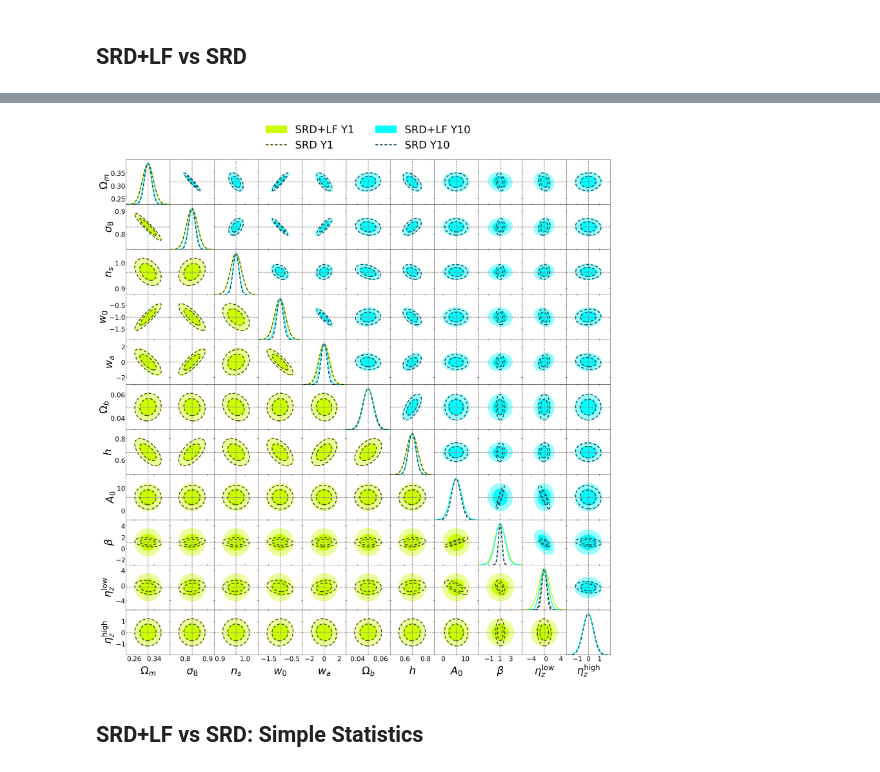
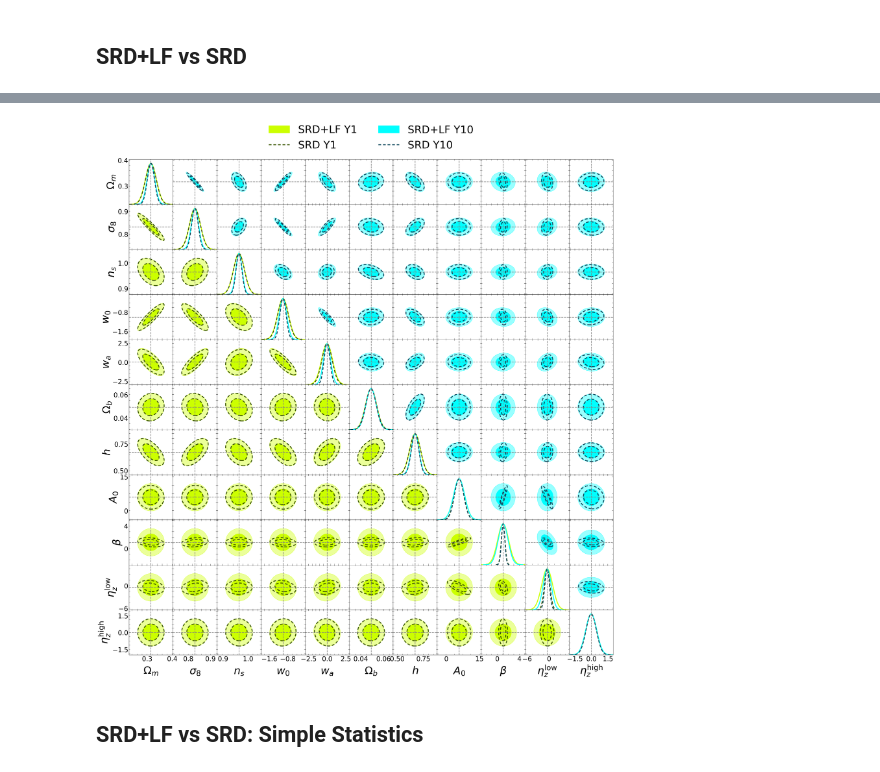
Before and after one commit to nikosarcevic/JMAS, a Jupyter notebook: Corner Plots SRD+LF.ipynb, the cells around one changed output, grey strips where cells are left out. Saved outputs shown, nothing was run; the diff lists cells and outputs as text; code cells hidden in the pictures.

```diff
--- a/Corner Plots SRD+LF.ipynb
+++ b/Corner Plots SRD+LF.ipynb
@@ -60,9 +60,13 @@ cosmoiaplot.triangle_plot(lower_covmats,
                 legend_ncol=2,
                 markers=parameters["values"]["srd"]["cosmoia"]["1"],
                 **lower_kwargs)
+
 plt.gcf().set_size_inches(30,30)
+h.customize_ticks(cosmoiaplot)
+# Adjust spacing around the plot
+plt.subplots_adjust(top=0.85)  # Increase the top margin to leave space for the legend
 
 # Save the figure with the title
-plt.savefig(f"{plots_path}corner_srdlf_vs_srd_cosmoia.pdf", bbox_inches="tight", dpi=dpi["pdf"])
-plt.savefig(f"{plots_path}corner_srdlf_vs_srd_cosmoia.png", bbox_inches="tight", dpi=dpi["png"])
+plt.savefig(f"{plots_path}corner_srdlf_vs_srd_cosmoia.pdf", bbox_inches="tight",)
+plt.savefig(f"{plots_path}corner_srdlf_vs_srd_cosmoia.png", bbox_inches="tight",)
 # %% [output]
@@ -71,4 +75,4 @@ Wall time: 2min 26s
-[figure, old version]
+[figure, new version]
 # %% [markdown]
 ## SRD+LF vs SRD: Simple Statistics
 # %%
```
Also changed, not shown: parts of 1 cell of this notebook, 45 other files.
